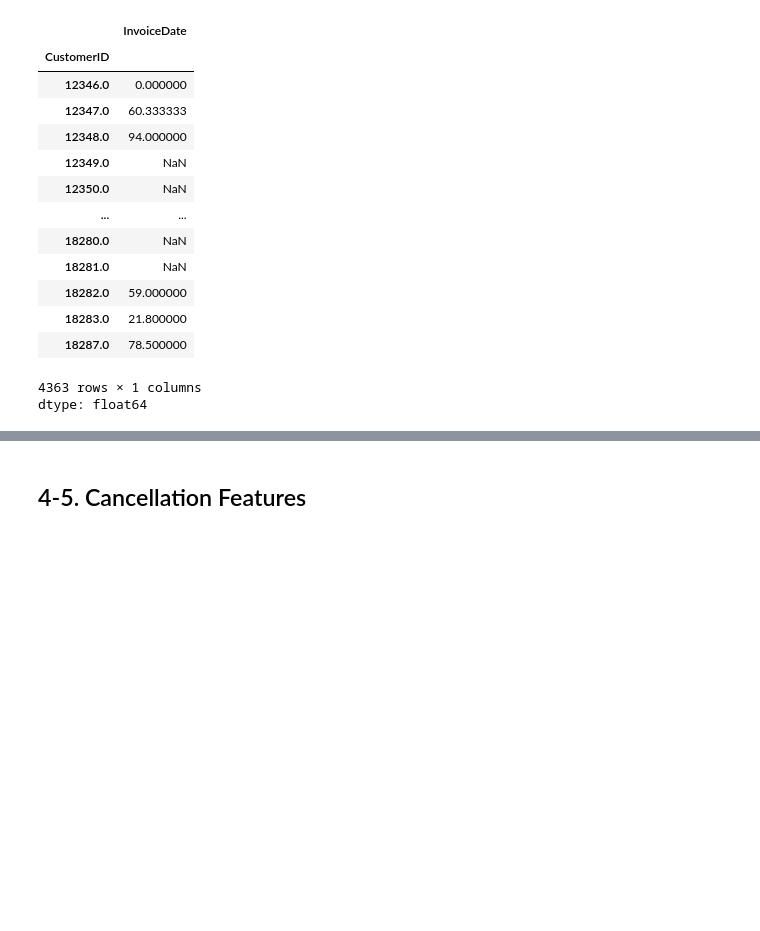
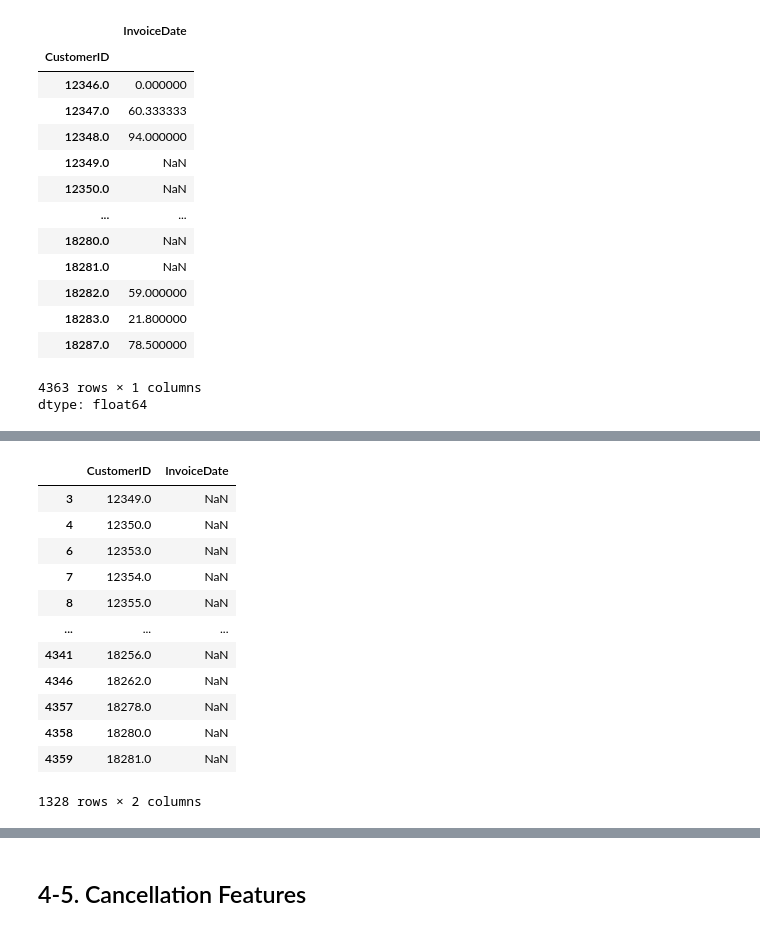
Before and after one commit to iamyunaseo/e-commerce-customer-behavior-analytics, a Jupyter notebook: e-commerce-customer-behavior-analytics.ipynb, the cells around one changed output, grey strips where cells are left out. Drawn from its saved outputs; the diff is of its cells as text; code cells hidden in the pictures; blank space fills up the shorter version.

```diff
--- a/e-commerce-customer-behavior-analytics.ipynb
+++ b/e-commerce-customer-behavior-analytics.ipynb
@@ -882,0 +905,16 @@ dtype: float64
+# %%
+df_purchase_between_days[df_purchase_between_days['InvoiceDate'].isna()]
+# %% [output]
+|  | CustomerID | InvoiceDate |
+| 3 | 12349.0 | NaN |
+| 4 | 12350.0 | NaN |
+| 6 | 12353.0 | NaN |
+| 7 | 12354.0 | NaN |
+| 8 | 12355.0 | NaN |
+| ... | ... | ... |
+| 4341 | 18256.0 | NaN |
+| 4346 | 18262.0 | NaN |
+| 4357 | 18278.0 | NaN |
+| 4358 | 18280.0 | NaN |
+| 4359 | 18281.0 | NaN |
+1328 rows × 2 columns
```
Also changed, not shown: parts of 10 cells of this notebook.
